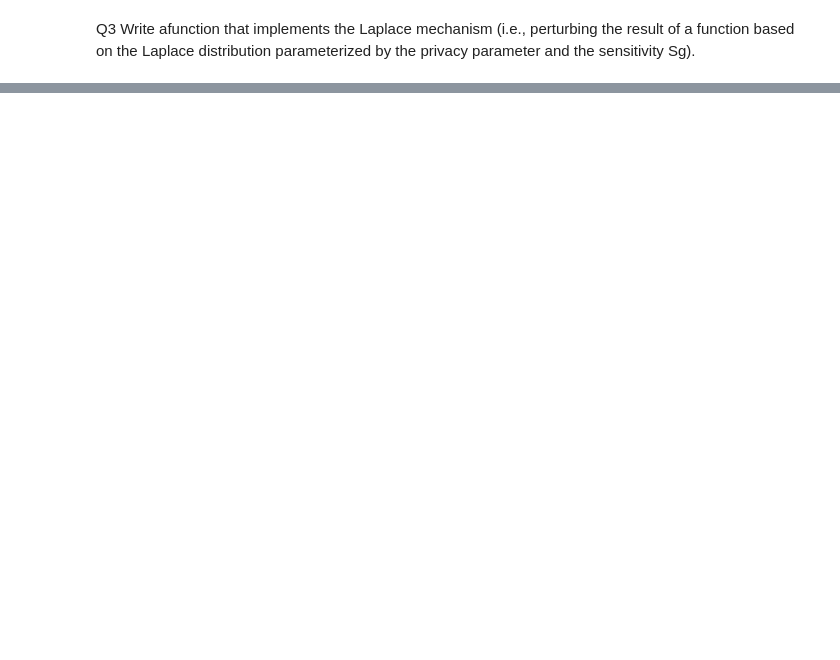
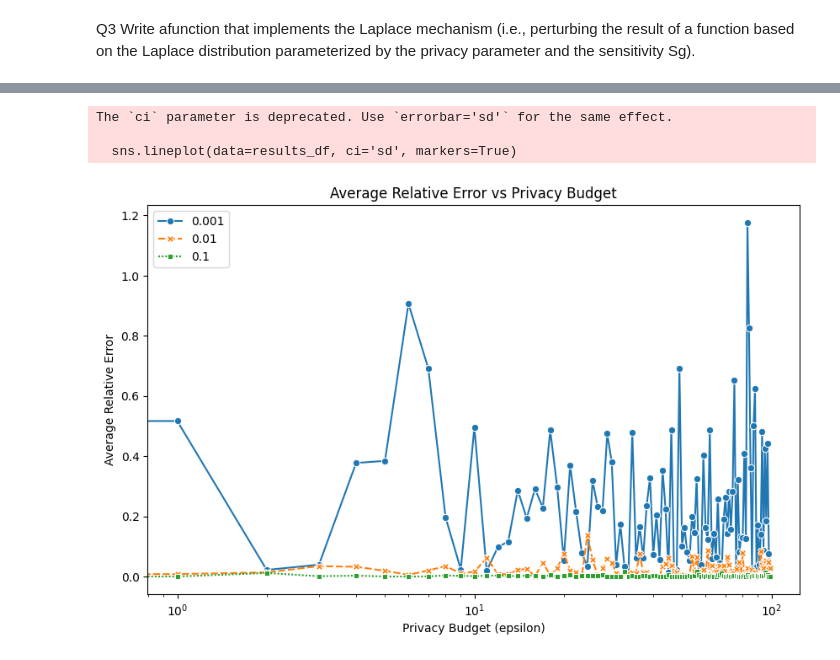
Before and after one commit to SylvaireN/TP-DifferentialprivacyLaplaceM, a Jupyter notebook: M1-MIAGE-SBD-TP-2_DP-2024_2025-Kickstarter.ipynb, the cells around one changed output, grey strips where cells are left out. Drawn from its saved outputs; the diff is of its cells as text; code cells hidden in the pictures; blank space fills up the shorter version.

```diff
--- a/M1-MIAGE-SBD-TP-2_DP-2024_2025-Kickstarter.ipynb
+++ b/M1-MIAGE-SBD-TP-2_DP-2024_2025-Kickstarter.ipynb
@@ -190,0 +195,41 @@ print(perturbed_value)
+# %%
+# Define the privacy budgets
+epsilon_values = [0.001, 0.01, 0.1]
+
+# Number of executions for each epsilon value
+num_executions = 100
+
+# True value of query C
+true_value = sum(adult['race'] != 'White')
+
+# Function to compute relative error
+def relative_error(true_value, perturbed_value):
+    return abs((perturbed_value - true_value)/ true_value)
+
+# Store results
+results = []
+
+for epsilon in epsilon_values:
+    errors = []
+    for _ in range(num_executions):
+        perturbed_value = laplace_mechanism(true_value, sensitivity=1.0, epsilon=epsilon)
+        error = relative_error(true_value, perturbed_value)
+        errors.append(error)
+    results.append(errors)
+
+# Convert results to a DataFrame for easier plotting
+results_df = pd.DataFrame(results, index=epsilon_values).T
+
+# Plot the results
+plt.figure(figsize=(10, 6))
+sns.lineplot(data=results_df, ci='sd', markers=True)
+plt.xscale('log')
+plt.xlabel('Privacy Budget (epsilon)')
+plt.ylabel('Average Relative Error')
+plt.title('Average Relative Error vs Privacy Budget')
+plt.show()
+# %% [output]
+The `ci` parameter is deprecated. Use `errorbar='sd'` for the same effect.
+
+  sns.lineplot(data=results_df, ci='sd', markers=True)
+[figure, added]
```
Also changed, not shown: parts of 12 cells of this notebook.
